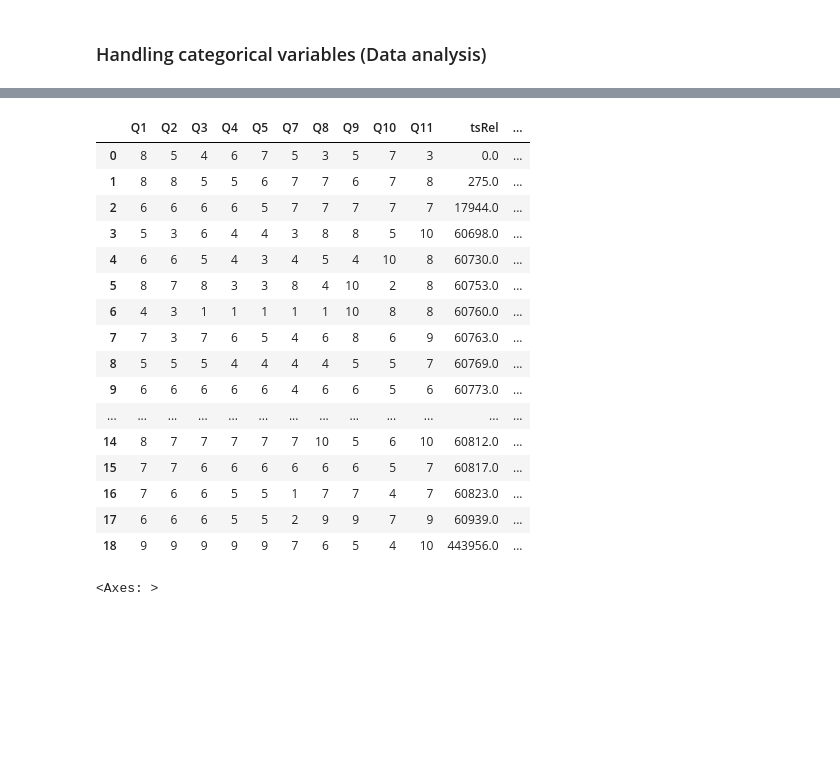
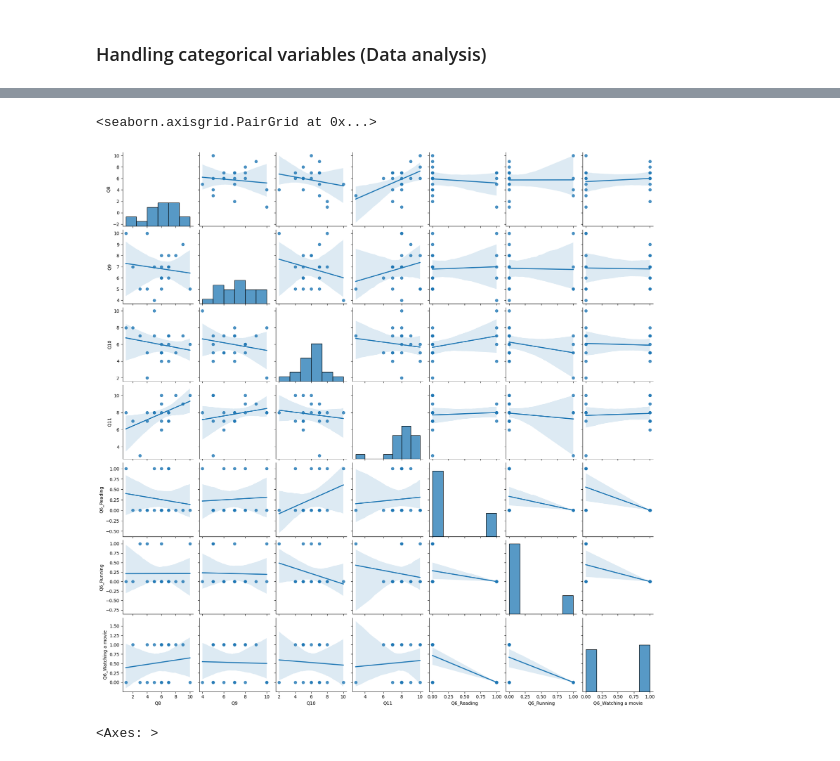
Before and after one commit to emilyzhou112/MUSA-650_Spring2024, a Jupyter notebook: Week01/Prac1_ml_on_small_data.ipynb, the cells around one changed output, grey strips where cells are left out. Cells and saved outputs as stored; diff of their text form; code cells hidden in the pictures; blank space fills up the shorter version.

```diff
--- a/Week01/Prac1_ml_on_small_data.ipynb
+++ b/Week01/Prac1_ml_on_small_data.ipynb
@@ -132,21 +154 @@ df2 = pd.get_dummies(df, columns=['Q6'], dtype=float)
-# %%
-df2
-# %% [output]
-|  | Q1 | Q2 | Q3 | Q4 | Q5 | Q7 | Q8 | Q9 | Q10 | Q11 | tsRel | ... |
-| 0 | 8 | 5 | 4 | 6 | 7 | 5 | 3 | 5 | 7 | 3 | 0.0 | ... |
-| 1 | 8 | 8 | 5 | 5 | 6 | 7 | 7 | 6 | 7 | 8 | 275.0 | ... |
-| 2 | 6 | 6 | 6 | 6 | 5 | 7 | 7 | 7 | 7 | 7 | 17944.0 | ... |
-| 3 | 5 | 3 | 6 | 4 | 4 | 3 | 8 | 8 | 5 | 10 | 60698.0 | ... |
-| 4 | 6 | 6 | 5 | 4 | 3 | 4 | 5 | 4 | 10 | 8 | 60730.0 | ... |
-| 5 | 8 | 7 | 8 | 3 | 3 | 8 | 4 | 10 | 2 | 8 | 60753.0 | ... |
-| 6 | 4 | 3 | 1 | 1 | 1 | 1 | 1 | 10 | 8 | 8 | 60760.0 | ... |
-| 7 | 7 | 3 | 7 | 6 | 5 | 4 | 6 | 8 | 6 | 9 | 60763.0 | ... |
-| 8 | 5 | 5 | 5 | 4 | 4 | 4 | 4 | 5 | 5 | 7 | 60769.0 | ... |
-| 9 | 6 | 6 | 6 | 6 | 6 | 4 | 6 | 6 | 5 | 6 | 60773.0 | ... |
-| ... | ... | ... | ... | ... | ... | ... | ... | ... | ... | ... | ... | ... |
-| 14 | 8 | 7 | 7 | 7 | 7 | 7 | 10 | 5 | 6 | 10 | 60812.0 | ... |
-| 15 | 7 | 7 | 6 | 6 | 6 | 6 | 6 | 6 | 5 | 7 | 60817.0 | ... |
-| 16 | 7 | 6 | 6 | 5 | 5 | 1 | 7 | 7 | 4 | 7 | 60823.0 | ... |
-| 17 | 6 | 6 | 6 | 5 | 5 | 2 | 9 | 9 | 7 | 9 | 60939.0 | ... |
-| 18 | 9 | 9 | 9 | 9 | 9 | 7 | 6 | 5 | 4 | 10 | 443956.0 | ... |
 # %%
@@ -153,6 +156,9 @@ df2
 dfTmp = df2[['Q8', 'Q9', 'Q10', 'Q11', 'Q6_Reading', 'Q6_Running', 'Q6_Watching a movie',]].copy()
 # %%
-#sns.pairplot(dfTmp, kind = 'reg')
+sns.pairplot(dfTmp, kind = 'reg')
+# %% [output]
+<seaborn.axisgrid.PairGrid at 0x...>
+[figure, added]
 # %%
 corr = df2.corr()
 sns.heatmap(corr, xticklabels=corr.columns, yticklabels=corr.columns)
```
Also changed, not shown: parts of 55 cells of this notebook.
